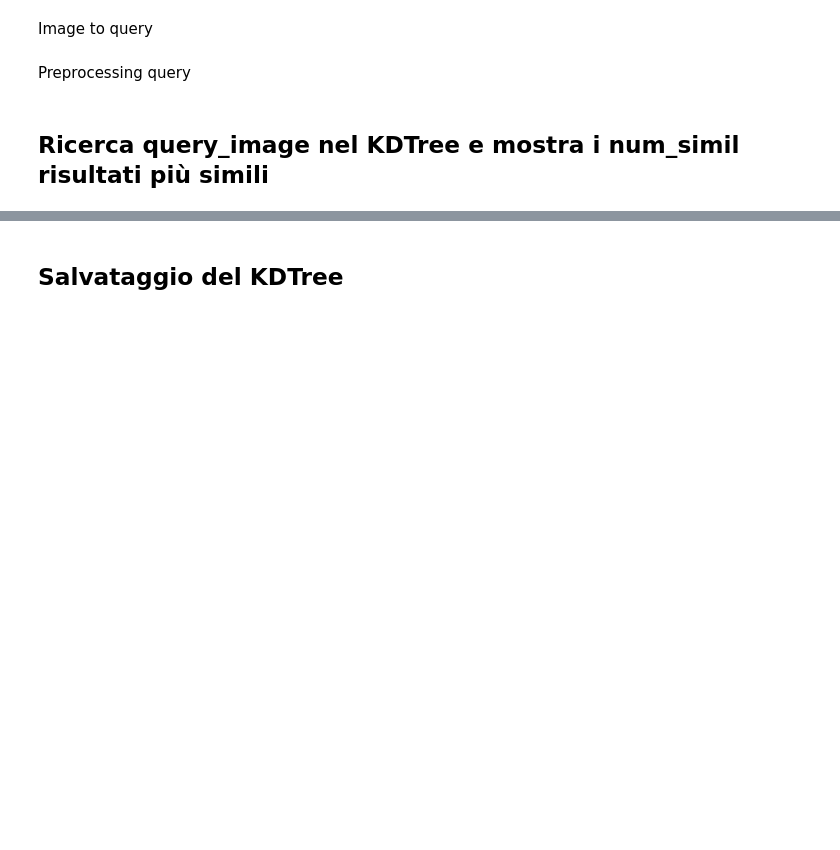
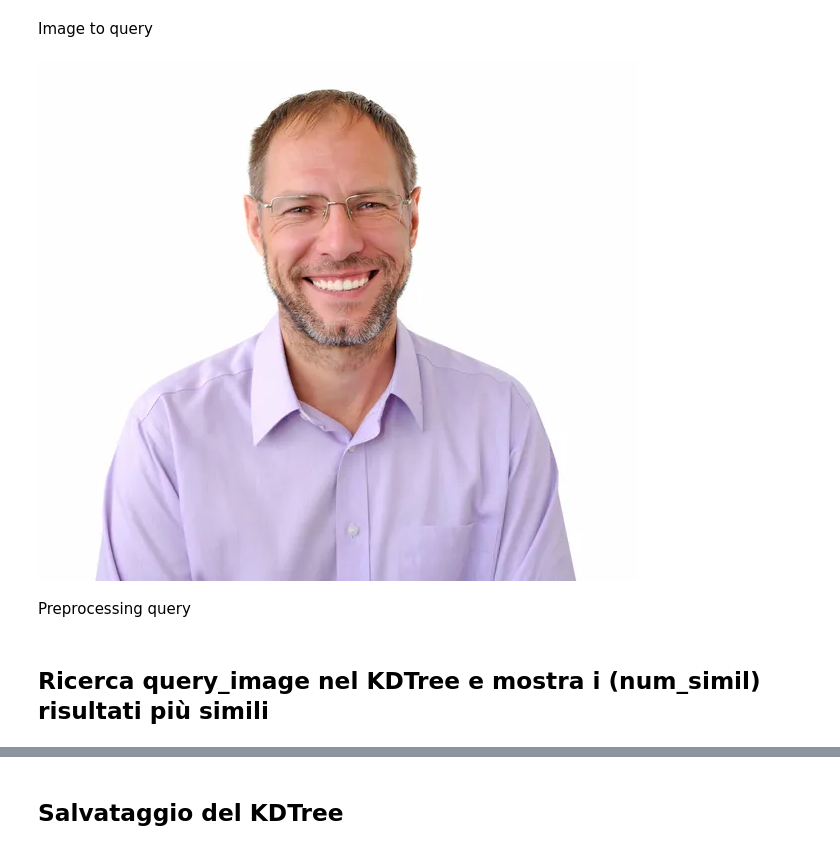
Before and after one commit to DragoneKTM/Digital-signal-and-image-processing, a Jupyter notebook: DSIM_image_retrival.ipynb, the cells around one changed output, grey strips where cells are left out. Cells and saved outputs as stored; diff of their text form; code cells hidden in the pictures; blank space fills up the shorter version.

```diff
--- a/DSIM_image_retrival.ipynb
+++ b/DSIM_image_retrival.ipynb
@@ -96,3 +114,14 @@ cv2_imshow(query_image)
+# %%
+import requests
+
+url = r'https://st.depositphotos.com/1269204/1219/i/600/depositphotos_12196477-stock-photo-smiling-men-isolated-on-the.jpg'
+resp = requests.get(url, stream=True).raw
+image = np.asarray(bytearray(resp.read()), dtype="uint8")
+query_image = cv.imdecode(image, cv.IMREAD_COLOR)
+
+cv2_imshow(query_image)
+# %% [output]
+[figure, added]
 # %% [markdown]
 Preprocessing query
 # %%
@@ -103,7 +132,7 @@ query_features = np.expand_dims(query_features, axis=0)
 query_features = (net.predict(query_features)).flatten()
 query_features = np.expand_dims(query_features, axis=0)
 # %% [markdown]
-## Ricerca query_image nel KDTree e mostra i num_simil risultati più simili
+## Ricerca query_image nel KDTree e mostra i (num_simil) risultati più simili
 # %%
 _, ind = tree.query(query_features, k=10)
 # %%
```
Also changed, not shown: parts of 10 cells of this notebook.
